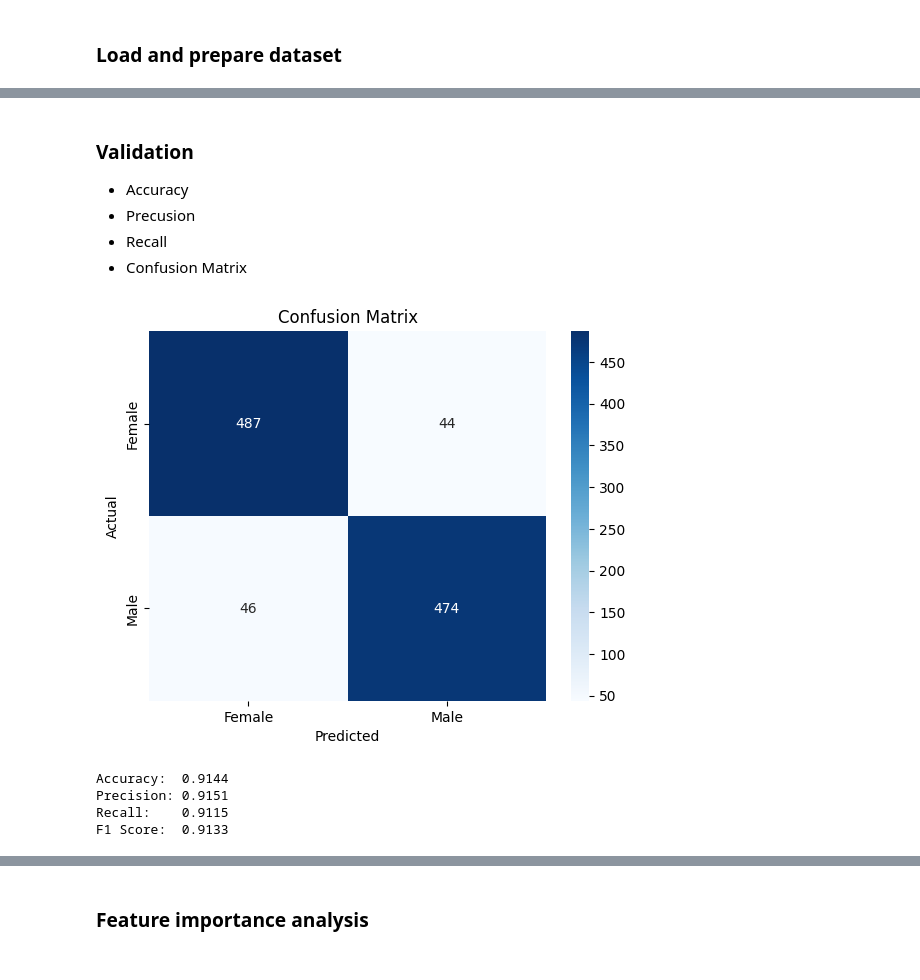
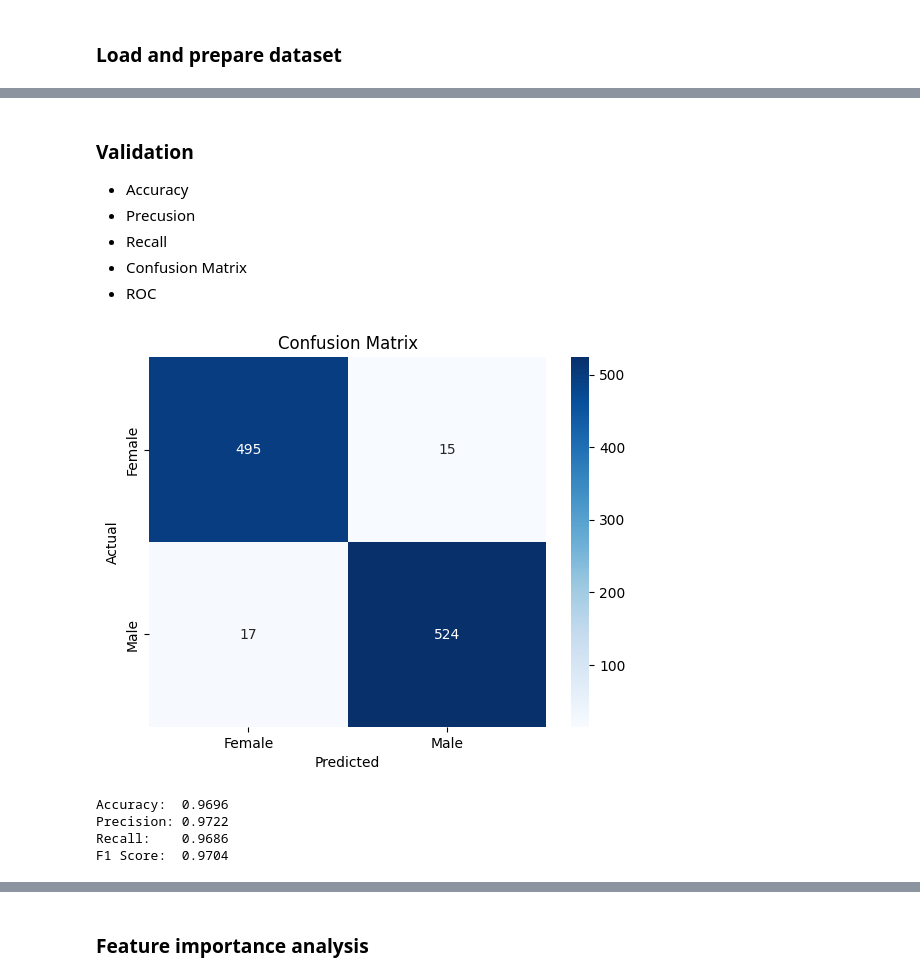
Before and after one commit to MarcinStolarczyk01/WSEI-ML_and_AI_Programming_Libraries, a Jupyter notebook: lab1/model.ipynb, the cells around one changed output, grey strips where cells are left out. Saved outputs shown, nothing was run; the diff lists cells and outputs as text; code cells hidden in the pictures.

```diff
--- a/lab1/model.ipynb
+++ b/lab1/model.ipynb
@@ -18,0 +10,4 @@ Requirement already satisfied: MarkupSafe>=2.0 in /home/marcin/Projects/WSEI-ML_
+# %%
+import torch
+device = "cuda" if torch.cuda.is_available() else "cpu"
+print(f"Using {device} device")
@@ -45,14 +42,14 @@ from torch.utils.data import DataLoader, TensorDataset, random_split
 import torch
 import pandas as pd
 
-df = pd.read_csv("data/hr_data_gold.csv")
+df = pd.read_csv("hr_data_gold.csv")
 
 label = 'Gender_Male'
 features = [c for c in df.columns if c != label]
 
 # create tensors
-X = torch.tensor(df[features].values, dtype=torch.float32)
-y = torch.tensor(df[label], dtype=torch.long)
+X = torch.tensor(df[features].values, dtype=torch.float32).to(device)
+y = torch.tensor(df[label].values, dtype=torch.long).to(device)
 
 # create tensor dataframe
 ds = TensorDataset(X, y)
@@ -64,6 +61,6 @@ ds_train, ds_test = random_split(ds, [train_size, test_size])
 
 # create loaders
 all_loader  = DataLoader(ds, batch_size=1, shuffle=False)
-train_loader = DataLoader(ds_train, batch_size=8, shuffle=True)
+train_loader = DataLoader(ds_train, batch_size=32, shuffle=True)
 test_loader = DataLoader(ds_test, batch_size=1, shuffle=True)
 # %% [markdown]
@@ -133,0 +129,2 @@ Progress: 99.7 %
+# %%
+model = torch.load("/content/model_96_48_b32_e300.pt", weights_only=False)
@@ -152,38 +151,42 @@ plt.show()
 - Precusion
 - Recall
 - Confusion Matrix
+- ROC
 # %%
 model.eval()
+
 all_preds = []
 all_labels = []
+all_results = []
 
 with torch.no_grad():
     for X, y in test_loader:
-        outputs = model(X)
+        outputs = model.cpu()(X.cpu())
+        all_results.append(outputs)
         preds = torch.argmax(outputs, dim=1)
-        all_labels.append(y)
+        all_labels.append(y.cpu())
         all_preds.append(preds)
 
 accuracy = accuracy_score(all_labels, all_preds)
 precision = precision_score(all_labels, all_preds)
 recall = recall_score(all_labels, all_preds)
 f1 = f1_score(all_labels, all_preds)
 conf_matrix = confusion_matrix(all_labels, all_preds)
 
 sns.heatmap(conf_matrix, annot=True, fmt='d', cmap='Blues',
             xticklabels=["Female", "Male"], yticklabels=["Female", "Male"])
 plt.xlabel('Predicted')
 plt.ylabel('Actual')
 plt.title('Confusion Matrix')
 
 plt.show()
 print(f"Accuracy:  {accuracy:.4f}")
 print(f"Precision: {precision:.4f}")
 print(f"Recall:    {recall:.4f}")
 print(f"F1 Score:  {f1:.4f}")
 # %% [output]
-[figure, old version]
+[figure, new version]
-Accuracy:  0.9144
-Precision: 0.9151
-Recall:    0.9115
-F1 Score:  0.9133
+Accuracy:  0.9696
+Precision: 0.9722
+Recall:    0.9686
+F1 Score:  0.9704
```
Also changed, not shown: parts of 22 cells of this notebook.
